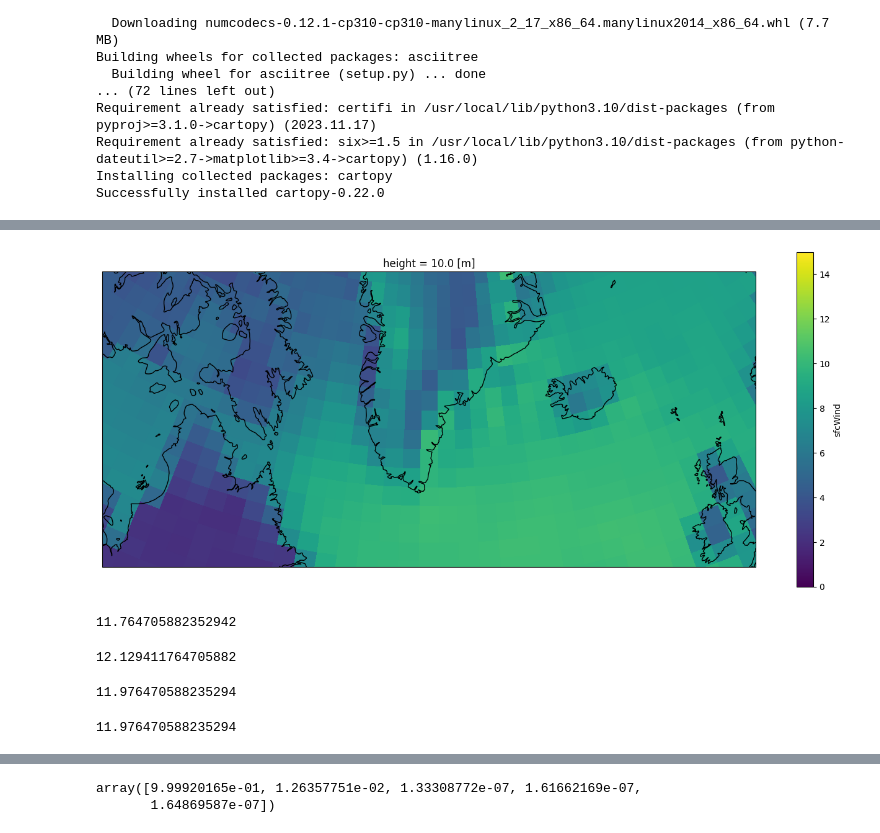
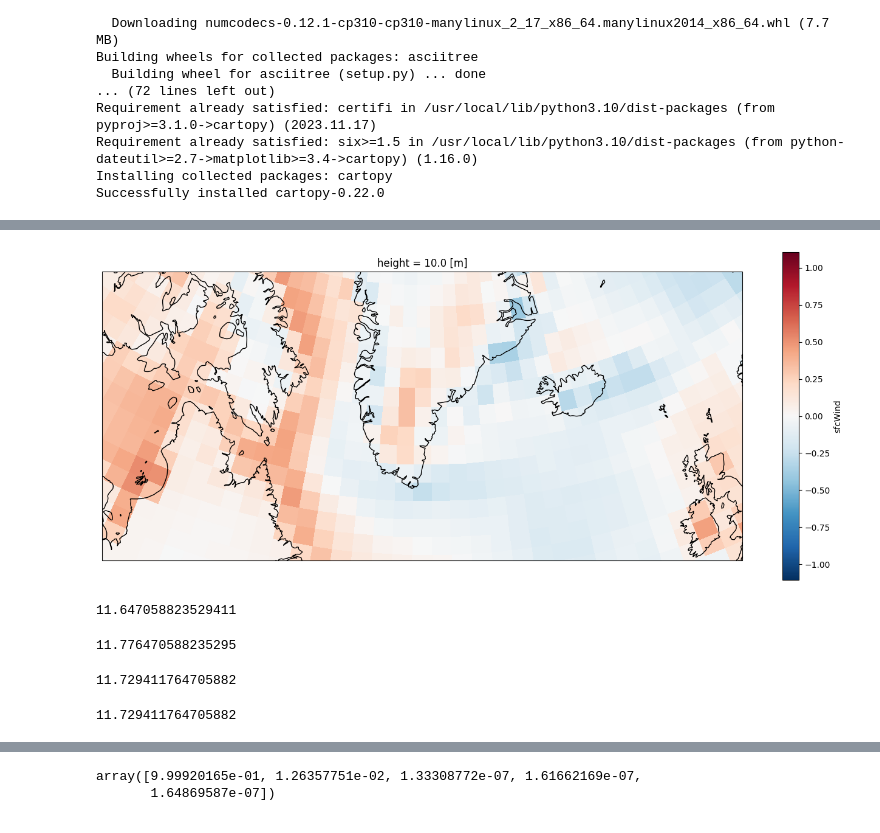
Before and after one commit to clemBrest/DS2Project, a Jupyter notebook: tipJetAnalyser.ipynb, the cells around one changed output, grey strips where cells are left out. Saved outputs shown, nothing was run; the diff lists cells and outputs as text; code cells hidden in the pictures.

```diff
--- a/tipJetAnalyser.ipynb
+++ b/tipJetAnalyser.ipynb
@@ -263,5 +266,5 @@ class Ensemble:
       self.dic_EOF[member] = TJ.EOF()
     return self.dic_EOF
 # %%
-EnsTJ126 = Ensemble(list_of_member = ['r1i1p1f1','r2i1p1f1','r3i1p1f1','r4i1p1f1'], scenario='ssp126' )
+EnsTJ126 = Ensemble(list_of_member = ['r2i1p1f1','r3i1p1f1','r4i1p1f1'], scenario='ssp126' )
 # %% [output]
@@ -270,5 +272,5 @@ r2i1p1f1
 r3i1p1f1
 r4i1p1f1
 # %%
-EnsTJ585 = Ensemble(list_of_member = ['r1i1p1f1','r2i1p1f1','r3i1p1f1','r4i1p1f1'], scenario='ssp585' )
+EnsTJ585 = Ensemble(list_of_member = ['r2i1p1f1','r3i1p1f1','r4i1p1f1'], scenario='ssp585' )
 # %% [output]
@@ -298,27 +323,32 @@ EnsTJ585.dic_TJ['r1i1p1f1']
+# %%
+mean_126 = (EnsTJ126.dic_TJ['r2i1p1f1'].windmag() + EnsTJ126.dic_TJ['r3i1p1f1'].windmag() + EnsTJ126.dic_TJ['r4i1p1f1'].windmag())/3
+# %%
+mean_585 = (EnsTJ585.dic_TJ['r2i1p1f1'].windmag() + EnsTJ585.dic_TJ['r3i1p1f1'].windmag() + EnsTJ585.dic_TJ['r4i1p1f1'].windmag())/3
 # %%
 plt.figure(figsize=(17,7))
 ax = plt.axes(projection=ccrs.LambertConformal(-42, 60))
-EnsTJ126.dic_TJ['r1i1p1f1'].windmag().plot(ax=ax, transform=ccrs.PlateCarree(), vmin= 0, vmax = 15)
+(mean_585-mean_126).plot(ax=ax, transform=ccrs.PlateCarree())
 ax.coastlines()
 ax.set_extent([-80, -5, 50, 70])
+plt.show()
 # %% [output]
-[figure, old version]
+[figure, new version]
 # %%
 len(EnsTJ126.dic_TJ['r1i1p1f1'].events())/85
 # %% [output]
-11.764705882352942
+11.647058823529411
 # %%
 len(EnsTJ126.dic_TJ['r2i1p1f1'].events())/85
 # %% [output]
-12.129411764705882
+11.776470588235295
 # %%
 len(EnsTJ126.dic_TJ['r3i1p1f1'].events())/85
 # %% [output]
-11.976470588235294
+11.729411764705882
 # %%
 len(EnsTJ126.dic_TJ['r3i1p1f1'].events())/85
 # %% [output]
-11.976470588235294
+11.729411764705882
 # %%
 plt.figure(figsize=(17,7))
 ax = plt.axes(projection=ccrs.LambertConformal(-42, 60))
```
Also changed, not shown: parts of 12 cells of this notebook.
